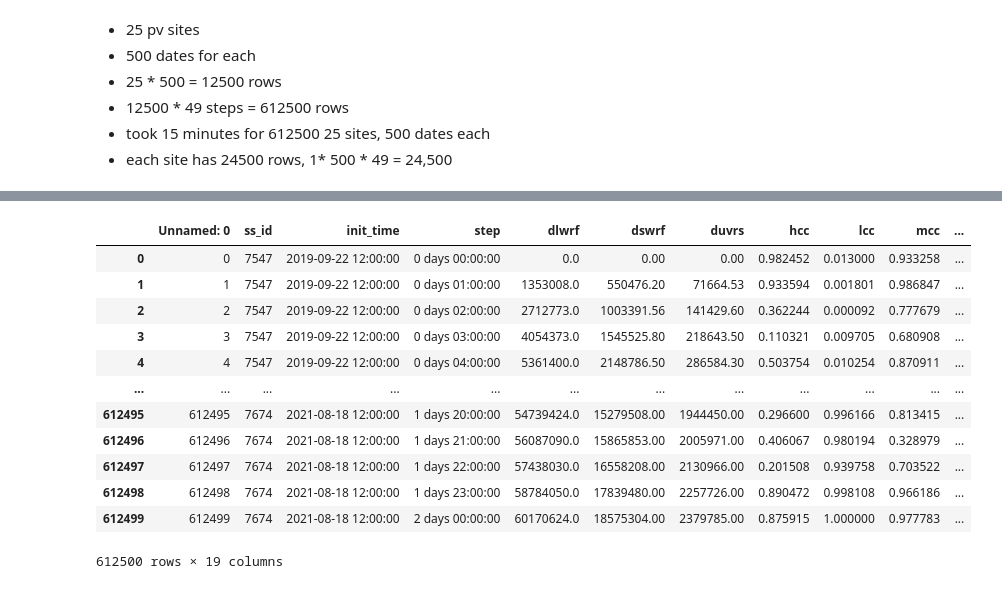
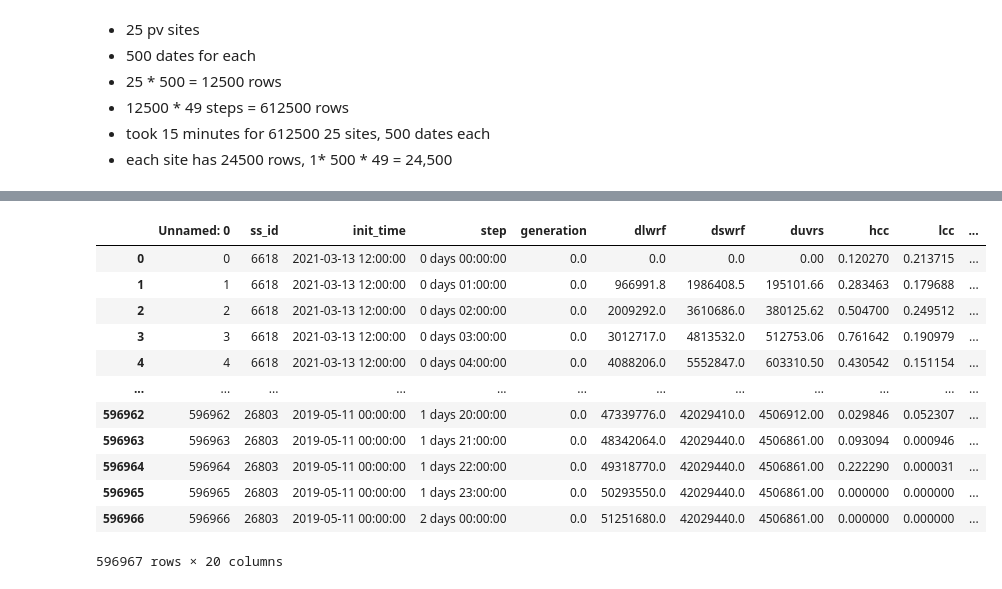
Before and after one commit to roshnaeem/gsoc-data, a Jupyter notebook: big_data.ipynb, the cells around one changed output, grey strips where cells are left out. Saved outputs shown, nothing was run; the diff lists cells and outputs as text; code cells hidden in the pictures.

```diff
--- a/big_data.ipynb
+++ b/big_data.ipynb
@@ -357,19 +351,21 @@ final_df.head()
 | 4 | 7547 | 2019-09-22 12:00:00 | 0 days 04:00:00 | 5361400.0 | 2.148786e+06 | 286584.31250 | 0.503754 | 0.010254 | 0.870911 | 0.0 | 1538816.0 | ... |
 # %%
 df = pd.read_csv("result_data/final_data.csv")
-# %%
-df
-# %% [output]
-|  | Unnamed: 0 | ss_id | init_time | step | dlwrf | dswrf | duvrs | hcc | lcc | mcc | ... |
-| 0 | 0 | 7547 | 2019-09-22 12:00:00 | 0 days 00:00:00 | 0.0 | 0.00 | 0.00 | 0.982452 | 0.013000 | 0.933258 | ... |
-| 1 | 1 | 7547 | 2019-09-22 12:00:00 | 0 days 01:00:00 | 1353008.0 | 550476.20 | 71664.53 | 0.933594 | 0.001801 | 0.986847 | ... |
-| 2 | 2 | 7547 | 2019-09-22 12:00:00 | 0 days 02:00:00 | 2712773.0 | 1003391.56 | 141429.60 | 0.362244 | 0.000092 | 0.777679 | ... |
-| 3 | 3 | 7547 | 2019-09-22 12:00:00 | 0 days 03:00:00 | 4054373.0 | 1545525.80 | 218643.50 | 0.110321 | 0.009705 | 0.680908 | ... |
-| 4 | 4 | 7547 | 2019-09-22 12:00:00 | 0 days 04:00:00 | 5361400.0 | 2148786.50 | 286584.30 | 0.503754 | 0.010254 | 0.870911 | ... |
-| ... | ... | ... | ... | ... | ... | ... | ... | ... | ... | ... | ... |
-| 612495 | 612495 | 7674 | 2021-08-18 12:00:00 | 1 days 20:00:00 | 54739424.0 | 15279508.00 | 1944450.00 | 0.296600 | 0.996166 | 0.813415 | ... |
-| 612496 | 612496 | 7674 | 2021-08-18 12:00:00 | 1 days 21:00:00 | 56087090.0 | 15865853.00 | 2005971.00 | 0.406067 | 0.980194 | 0.328979 | ... |
-| 612497 | 612497 | 7674 | 2021-08-18 12:00:00 | 1 days 22:00:00 | 57438030.0 | 16558208.00 | 2130966.00 | 0.201508 | 0.939758 | 0.703522 | ... |
-| 612498 | 612498 | 7674 | 2021-08-18 12:00:00 | 1 days 23:00:00 | 58784050.0 | 17839480.00 | 2257726.00 | 0.890472 | 0.998108 | 0.966186 | ... |
-| 612499 | 612499 | 7674 | 2021-08-18 12:00:00 | 2 days 00:00:00 | 60170624.0 | 18575304.00 | 2379785.00 | 0.875915 | 1.000000 | 0.977783 | ... |
-612500 rows × 19 columns
+# %%
+df_half = pd.read_csv("result_data/final_data_half_hour.csv")
+# %%
+df_half
+# %% [output]
+|  | Unnamed: 0 | ss_id | init_time | step | generation | dlwrf | dswrf | duvrs | hcc | lcc | ... |
+| 0 | 0 | 6618 | 2021-03-13 12:00:00 | 0 days 00:00:00 | 0.0 | 0.0 | 0.0 | 0.00 | 0.120270 | 0.213715 | ... |
+| 1 | 1 | 6618 | 2021-03-13 12:00:00 | 0 days 01:00:00 | 0.0 | 966991.8 | 1986408.5 | 195101.66 | 0.283463 | 0.179688 | ... |
+| 2 | 2 | 6618 | 2021-03-13 12:00:00 | 0 days 02:00:00 | 0.0 | 2009292.0 | 3610686.0 | 380125.62 | 0.504700 | 0.249512 | ... |
+| 3 | 3 | 6618 | 2021-03-13 12:00:00 | 0 days 03:00:00 | 0.0 | 3012717.0 | 4813532.0 | 512753.06 | 0.761642 | 0.190979 | ... |
+| 4 | 4 | 6618 | 2021-03-13 12:00:00 | 0 days 04:00:00 | 0.0 | 4088206.0 | 5552847.0 | 603310.50 | 0.430542 | 0.151154 | ... |
+| ... | ... | ... | ... | ... | ... | ... | ... | ... | ... | ... | ... |
+| 596962 | 596962 | 26803 | 2019-05-11 00:00:00 | 1 days 20:00:00 | 0.0 | 47339776.0 | 42029410.0 | 4506912.00 | 0.029846 | 0.052307 | ... |
+| 596963 | 596963 | 26803 | 2019-05-11 00:00:00 | 1 days 21:00:00 | 0.0 | 48342064.0 | 42029440.0 | 4506861.00 | 0.093094 | 0.000946 | ... |
+| 596964 | 596964 | 26803 | 2019-05-11 00:00:00 | 1 days 22:00:00 | 0.0 | 49318770.0 | 42029440.0 | 4506861.00 | 0.222290 | 0.000031 | ... |
+| 596965 | 596965 | 26803 | 2019-05-11 00:00:00 | 1 days 23:00:00 | 0.0 | 50293550.0 | 42029440.0 | 4506861.00 | 0.000000 | 0.000000 | ... |
+| 596966 | 596966 | 26803 | 2019-05-11 00:00:00 | 2 days 00:00:00 | 0.0 | 51251680.0 | 42029440.0 | 4506861.00 | 0.000000 | 0.000000 | ... |
+596967 rows × 20 columns
```
Also changed, not shown: parts of 14 cells of this notebook, 1 other file.
